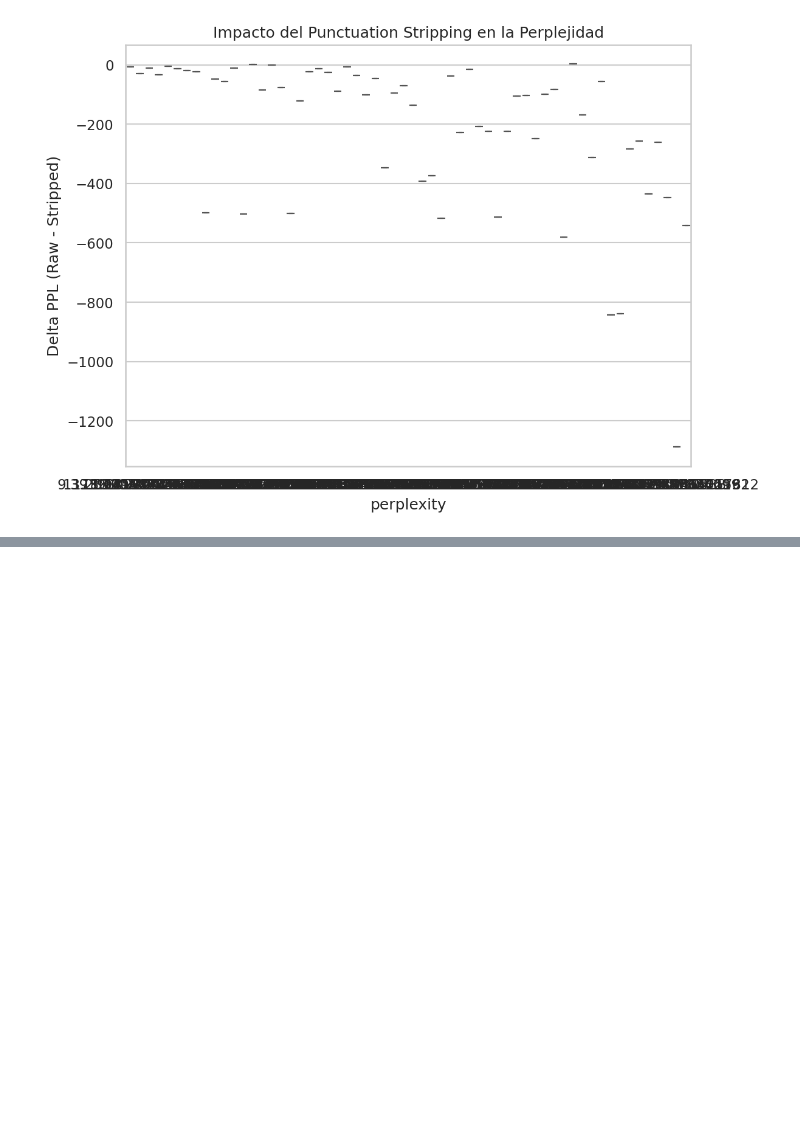
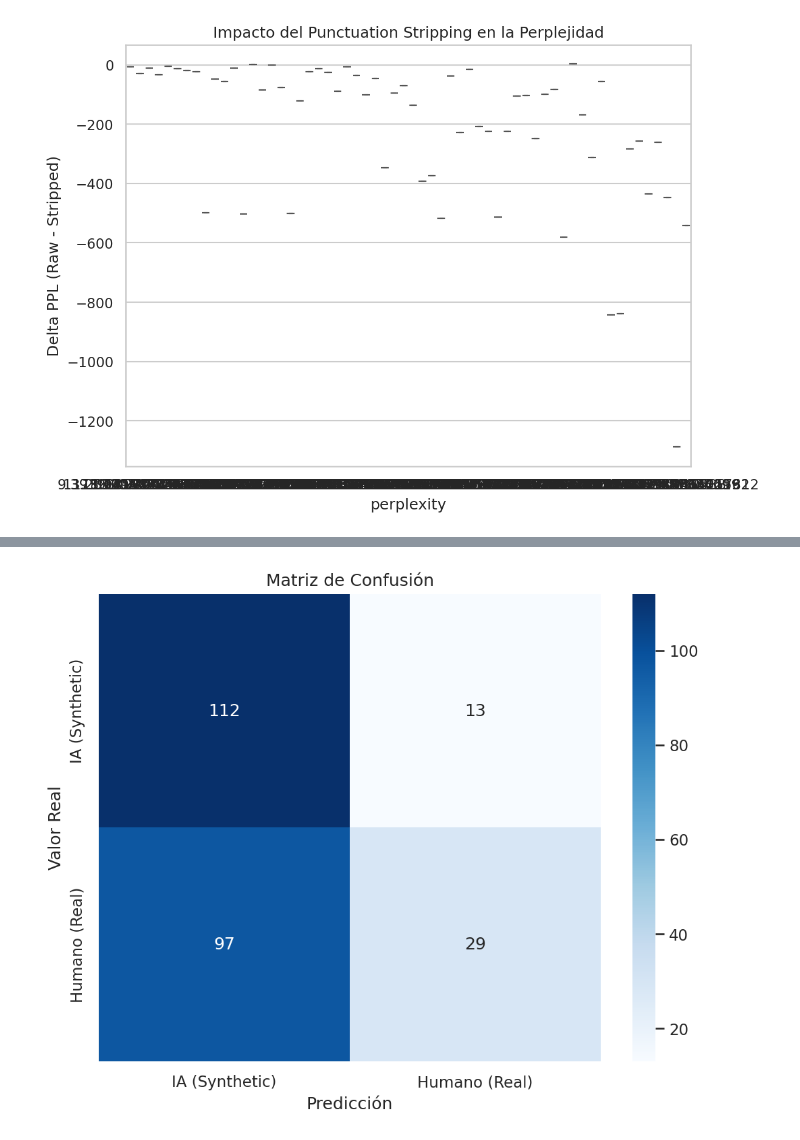
Before and after one commit to JavierPrior845/tfg-ai-text-detection, a Jupyter notebook: models/decoder-only/Decoder-Only-Titles.ipynb, the cells around one changed output, grey strips where cells are left out. Drawn from its saved outputs; the diff is of its cells as text; code cells hidden in the pictures; blank space fills up the shorter version.

```diff
--- a/models/decoder-only/Decoder-Only-Titles.ipynb
+++ b/models/decoder-only/Decoder-Only-Titles.ipynb
@@ -225,0 +278,7 @@ is_real
+# %%
+# Aplicamos el umbral óptimo encontrado
+df_results['final_pred'] = (df_results['perplexity'] > best_threshold).astype(int)
+
+# Generamos el reporte final de métricas
+from sklearn.metrics import classification_report
+print(classification_report(df_results['is_real'], df_results['final_pred'], target_names=['IA (Synthetic)', 'Humano (Real)']))
@@ -225,0 +294,20 @@ is_real
+# %%
+from sklearn.metrics import confusion_matrix
+import seaborn as sns
+import matplotlib.pyplot as plt
+
+# Calcular la matriz de confusión
+cm = confusion_matrix(df_results['is_real'], df_results['final_pred'])
+
+# Etiquetas para la matriz de confusión
+labels = ['IA (Synthetic)', 'Humano (Real)']
+
+# Visualizar la matriz de confusión
+plt.figure(figsize=(8, 6))
+sns.heatmap(cm, annot=True, fmt='d', cmap='Blues', xticklabels=labels, yticklabels=labels)
+plt.xlabel('Predicción')
+plt.ylabel('Valor Real')
+plt.title('Matriz de Confusión')
+plt.show()
+# %% [output]
+[figure, added]
```
Also changed, not shown: parts of 13 cells of this notebook.
